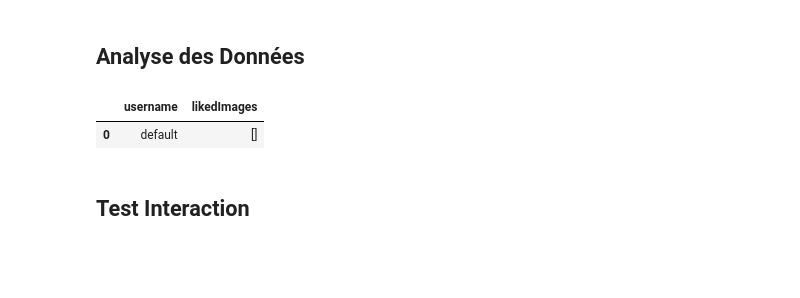
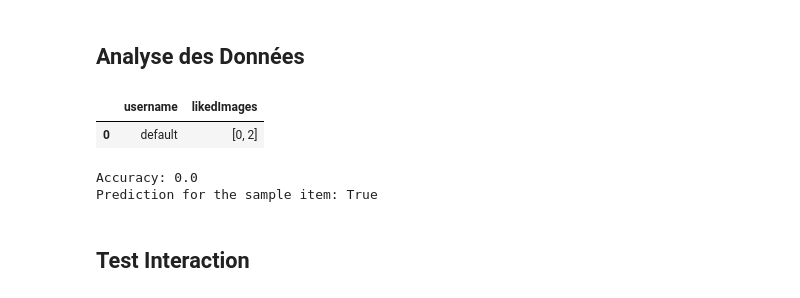
Before and after one commit to hugues-boisdon/DataMining2024, a Jupyter notebook: projet.ipynb, the cells around one changed output. Drawn from its saved outputs; the diff is of its cells as text; code cells hidden in the pictures; blank space fills up the shorter version.

```diff
--- a/projet.ipynb
+++ b/projet.ipynb
@@ -158,16 +193,66 @@ dataframe
 # %%
 # Création de la dataframe des utilisateurs
 usersPath = 'users.json'
 
-array = [['default',[]]]
+array = [['default',[0,2]]]
 usersDataframe = pandas.DataFrame(array, columns=['username', 'likedImages'])
 
 dataframeToJson(usersPath, usersDataframe)
 
 usersDataframe
 # %% [output]
 |  | username | likedImages |
-| 0 | default | [] |
+| 0 | default | [0, 2] |
+# %%
+from sklearn.model_selection import train_test_split
+from sklearn import svm
+from sklearn.preprocessing import LabelEncoder
+from sklearn.metrics import accuracy_score
+
+data = numpy.array(jsonToDataframe(dataPath)[['tags','orientation']])[:-1]
+for i in range(data.shape[0]):
+    for j in range(data.shape[1]):
+        data[i][j] = str(data[i][j])
+
+
+likedImages = jsonToDataframe(usersPath)["likedImages"][0]
+result = numpy.array([str(i in likedImages) for i in range(len(data))])
+
+
+# Encode categorical features and labels
+label_encoders = [LabelEncoder() for _ in range(len(data[0]))]
+encoded_data = []
+for i, column in enumerate(zip(*data)):
+    encoded_data.append(label_encoders[i].fit_transform(column))
+
+X = list(zip(*encoded_data))  # Features
+y = result  # Labels
+
+
+# Split the data into training and testing sets
+X_train, X_test, y_train, y_test = train_test_split(X, y, test_size=0.2, random_state=42)
+
+# Train the logistic regression classifier
+classifier = svm.SVC()
+classifier.fit(X_train, y_train)
+
+# Predictions
+y_pred = classifier.predict(X_test)
+
+# Evaluate the classifier
+accuracy = accuracy_score(y_test, y_pred)
+print(f"Accuracy: {accuracy}")
+
+# Sample prediction
+sample_item = numpy.array(jsonToDataframe(dataPath)[['tags','orientation']])[-1]
+sample_item = [str(attribute) for attribute in sample_item]
+
+encoded_item = [label_encoders[i].transform([val])[0] for i, val in enumerate(sample_item)]
+prediction = classifier.predict([encoded_item])[0]
+print(f"Prediction for the sample item: {prediction}")
+# %% [output]
+Accuracy: 0.0
+Prediction for the sample item: True
 # %% [markdown]
 ## Test Interaction
 # %%
```
Also changed, not shown: parts of 5 cells of this notebook, 2 other files.
